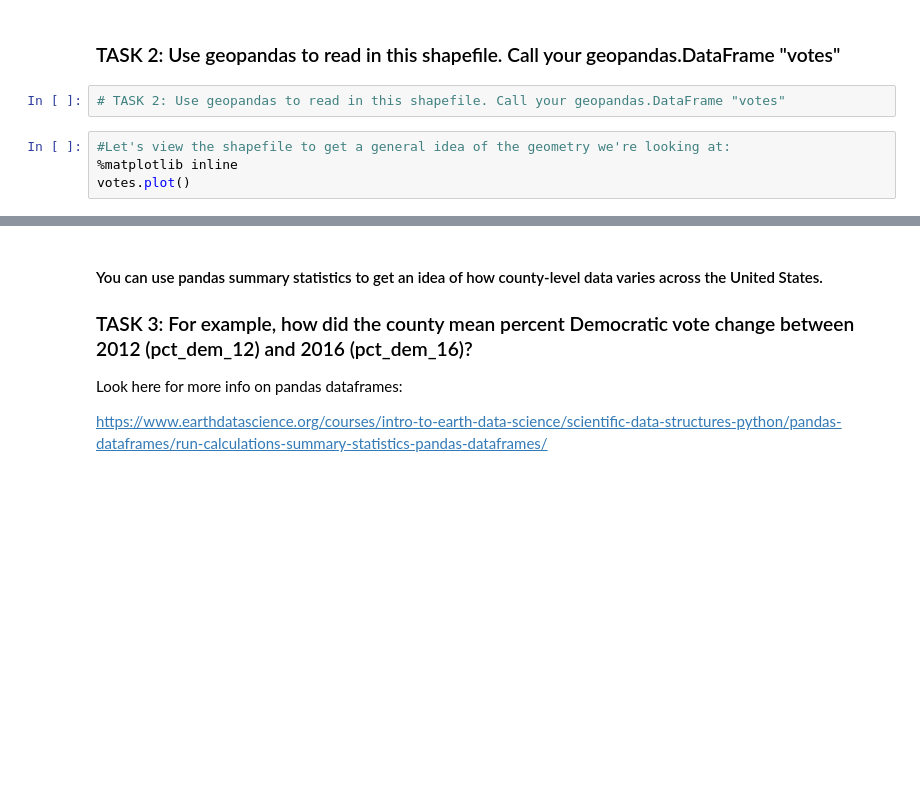
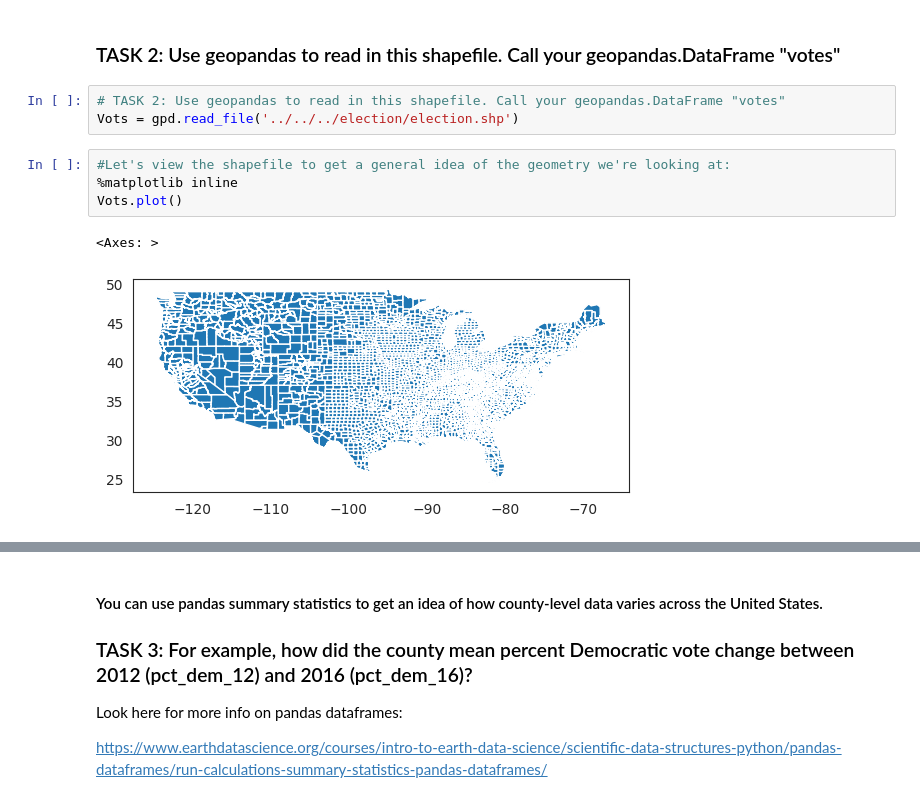
Before and after one commit to Asafaeinia/EnvDatSci, a Jupyter notebook: CodeSprints/FeatureDependence.ipynb, the cells around one changed output, grey strips where cells are left out. Cells and saved outputs as stored; diff of their text form; blank space fills up the shorter version.

```diff
--- a/CodeSprints/FeatureDependence.ipynb
+++ b/CodeSprints/FeatureDependence.ipynb
@@ -57,9 +77,13 @@ When you are out in the world doing research, you often will not find a ready-ma
 ### TASK 2: Use geopandas to read in this shapefile. Call your geopandas.DataFrame "votes"
 # %%
 # TASK 2: Use geopandas to read in this shapefile. Call your geopandas.DataFrame "votes"
+Vots = gpd.read_file('../../../election/election.shp')
 # %%
 #Let's view the shapefile to get a general idea of the geometry we're looking at:
 %matplotlib inline
-votes.plot()
+Vots.plot()
+# %% [output]
+<Axes: >
+[figure, added]
 # %%
 #View the first few lines of the dataset
```
Also changed, not shown: parts of 45 cells of this notebook.
